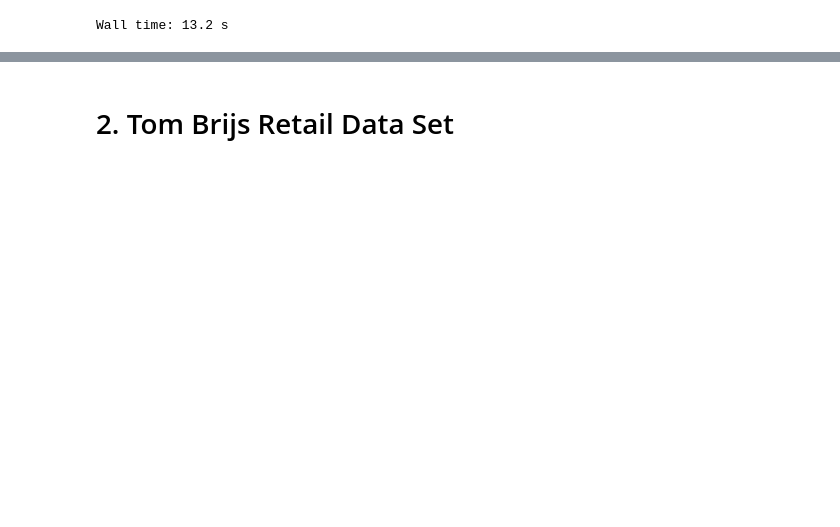
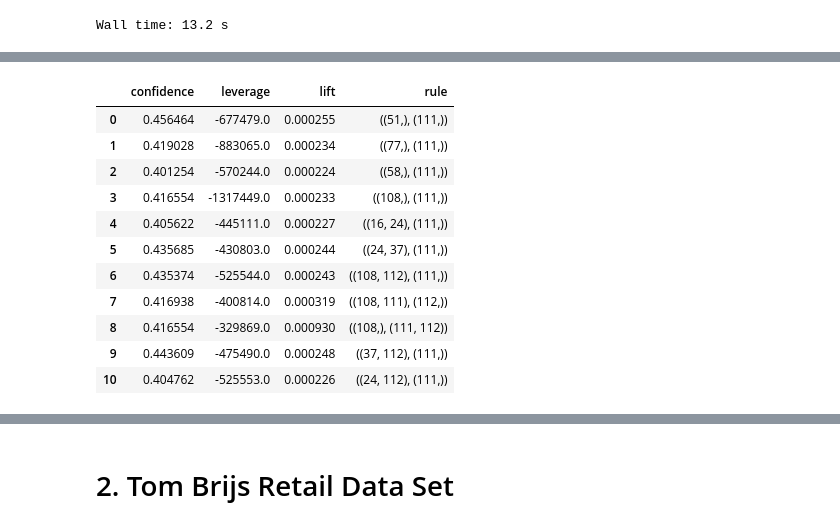
Before and after one commit to TheFebrin/UNIVERSITY, a Jupyter notebook: Data Mining/Assignment_6/APRIORI.py.ipynb, the cells around one changed output, grey strips where cells are left out. Saved outputs shown, nothing was run; the diff lists cells and outputs as text; code cells hidden in the pictures; blank space fills up the shorter version.

Commit message:
DataMining

```diff
--- a/Data Mining/Assignment_6/APRIORI.py.ipynb
+++ b/Data Mining/Assignment_6/APRIORI.py.ipynb
@@ -242,3 +251,80 @@ Wall time: 13.2 s
+# %%
+def create_assosiation_rules(frequent_sets, confidence_threshold=0.4):
+    support = {}
+    assosiation_rules = []
+
+    items = frequent_sets.columns[0]
+    supp_cnt = frequent_sets.columns[1]
+
+#     for x, supp in zip(frequent_sets[items], frequent_sets[supp_cnt]):
+#         if type(x) is not tuple:
+#             x = (int(x), )
+#         else:
+#             x = tuple(map(int, x))
+#         support[x] = supp
+
+
+    for x, supp in zip(frequent_sets[items], frequent_sets[supp_cnt]):
+        S = []
+        if type(x) is not tuple:
+            x = (int(x), )
+        else:
+            x = tuple(map(int, x))
+        support[tuple(sorted(x))] = supp
+        S.append([(x, None)])
+
+        for k in range(0, len(x) - 1):
+            S.append([])
+            for rule in S[k]:
+                A = rule[0]
+                B = rule[1]
+                for i in range(len(A)):
+                    tmp = B
+                    if B is None:
+                        tmp = (A[i], )
+                    else:
+                        tmp += (A[i], )
+
+                    A = tuple(sorted(A))
+                    tmp = tuple(sorted(tmp))
+                    sup_AC = support[A]
+                    sup_A = support[(A[:i] + A[i+1:])]
+                    sup_C = support[tmp]
+                    confidence = sup_AC / sup_A
+                    lift = confidence / sup_C
+                    leverage = sup_AC - sup_A * sup_C
+
+#                     print(sup_AC, sup_A, sup_C)
+#                     print(A[:i] + A[i+1:], tmp, ' conf: ', confidence, lift, leverage)
+
+                    if confidence > confidence_threshold:
+#                         print((A[:i] + A[i+1:], tmp))
+                        S[k + 1].append((A[:i] + A[i+1:], tmp))
+                        record = {'rule': str((A[:i] + A[i+1:], tmp)),
+                                 'confidence': confidence,
+                                 'lift': lift,
+                                 'leverage': leverage
+                                 }
+                        assosiation_rules.append(record)
+
+    assosiation_rules = pd.DataFrame.from_dict(assosiation_rules)
+    return assosiation_rules
+
+
+create_assosiation_rules(fs)
+# %% [output]
+|  | confidence | leverage | lift | rule |
+| 0 | 0.456464 | -677479.0 | 0.000255 | ((51,), (111,)) |
+| 1 | 0.419028 | -883065.0 | 0.000234 | ((77,), (111,)) |
+| 2 | 0.401254 | -570244.0 | 0.000224 | ((58,), (111,)) |
+| 3 | 0.416554 | -1317449.0 | 0.000233 | ((108,), (111,)) |
+| 4 | 0.405622 | -445111.0 | 0.000227 | ((16, 24), (111,)) |
+| 5 | 0.435685 | -430803.0 | 0.000244 | ((24, 37), (111,)) |
+| 6 | 0.435374 | -525544.0 | 0.000243 | ((108, 112), (111,)) |
+| 7 | 0.416938 | -400814.0 | 0.000319 | ((108, 111), (112,)) |
+| 8 | 0.416554 | -329869.0 | 0.000930 | ((108,), (111, 112)) |
+| 9 | 0.443609 | -475490.0 | 0.000248 | ((37, 112), (111,)) |
+| 10 | 0.404762 | -525553.0 | 0.000226 | ((24, 112), (111,)) |
 # %%
 set_size = 3
 big_sets = fs[fs['set_size'] >= set_size].copy()
```
Also changed, not shown: parts of 10 cells of this notebook.
